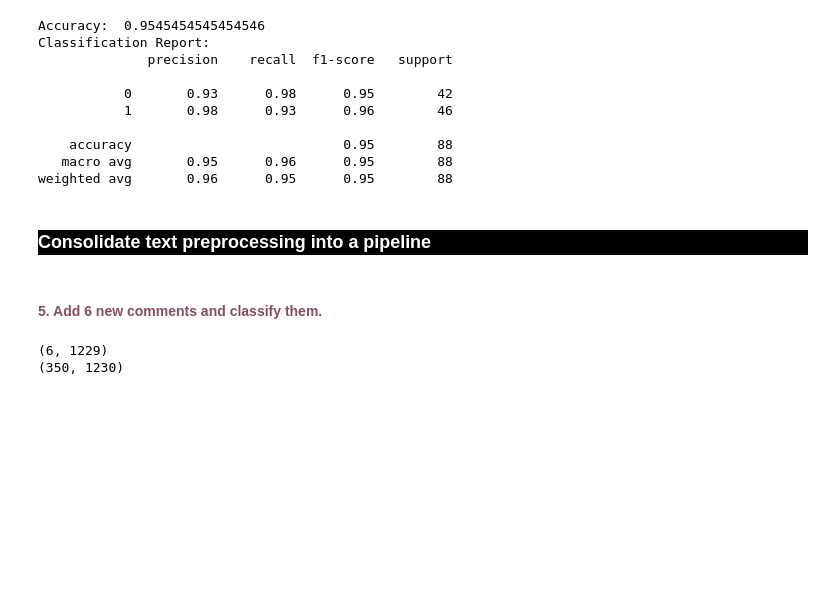
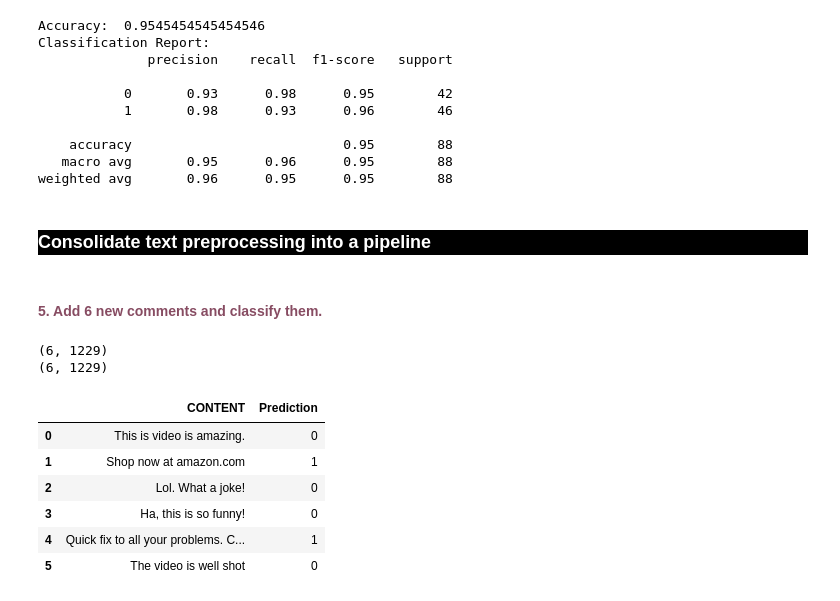
Before and after one commit to udaykurien/NLP_Project_Group3, a Jupyter notebook: final_project.ipynb, the cells around one changed output. Saved outputs shown, nothing was run; the diff lists cells and outputs as text; code cells hidden in the pictures; blank space fills up the shorter version.

Commit message:
Pipeline for text processeing retained, other pipelines removed. Added 6 new test comments. Classified them

```diff
--- a/final_project.ipynb
+++ b/final_project.ipynb
@@ -625,34 +625,40 @@ def process_text (text):
 # %%
 # Create new comments for prediction
 comment_array = np.array([["This is video is amazing."],
                           ["Shop now at amazon.com"],
                           ["Lol. What a joke!"],
                           ["Ha, this is so funny!"],
                           ["Quick fix to all your problems. Click the link now!"],
                           ["The video is well shot"]])
 column_name = ["CONTENT"]
 comment_df = pd.DataFrame(comment_array, columns=column_name)
 
 # Process dataframe
 comment_df_proc = comment_df.copy()
 comment_df_proc["CONTENT"] = comment_df["CONTENT"].apply(process_text)
 
 # Vectorize dataframe
 bow_sparse_matrix = vectorizer.transform(comment_df_proc['CONTENT'])
 tfidf_sparse_matrix = tfidf_transformer.transform(bow_sparse_matrix)
 print(tfidf_sparse_matrix.shape)
 
 feature_names = vectorizer.get_feature_names_out();
 tfidf_df = pd.DataFrame(tfidf_sparse_matrix.toarray(), columns=feature_names)
-feat_mat_new = pd.concat([proc_data["CLASS"],tfidf_df], axis = 1)
-print(feat_mat_new.shape)
+print(tfidf_df.shape)
 
-# # Make prediction
-# prediction = clf.predict(feat_mat_new)
-# prediction_df = pd.DataFrame(prediction, columns=["Prediction"])
-# # Concat prediction to dataframe and print
-# classifier_comments = pd.concat([comment_df, prediction_df], axis=1)
-# classifier_comments.head(6)
+# Make prediction
+prediction = clf.predict(tfidf_df)
+prediction_df = pd.DataFrame(prediction, columns=["Prediction"])
+# Concat prediction to dataframe and print
+classifier_comments = pd.concat([comment_df, prediction_df], axis=1)
+classifier_comments.head(6)
 # %% [output]
 (6, 1229)
-(350, 1230)
+(6, 1229)
+|  | CONTENT | Prediction |
+| 0 | This is video is amazing. | 0 |
+| 1 | Shop now at amazon.com | 1 |
+| 2 | Lol. What a joke! | 0 |
+| 3 | Ha, this is so funny! | 0 |
+| 4 | Quick fix to all your problems. C... | 1 |
+| 5 | The video is well shot | 0 |
```
